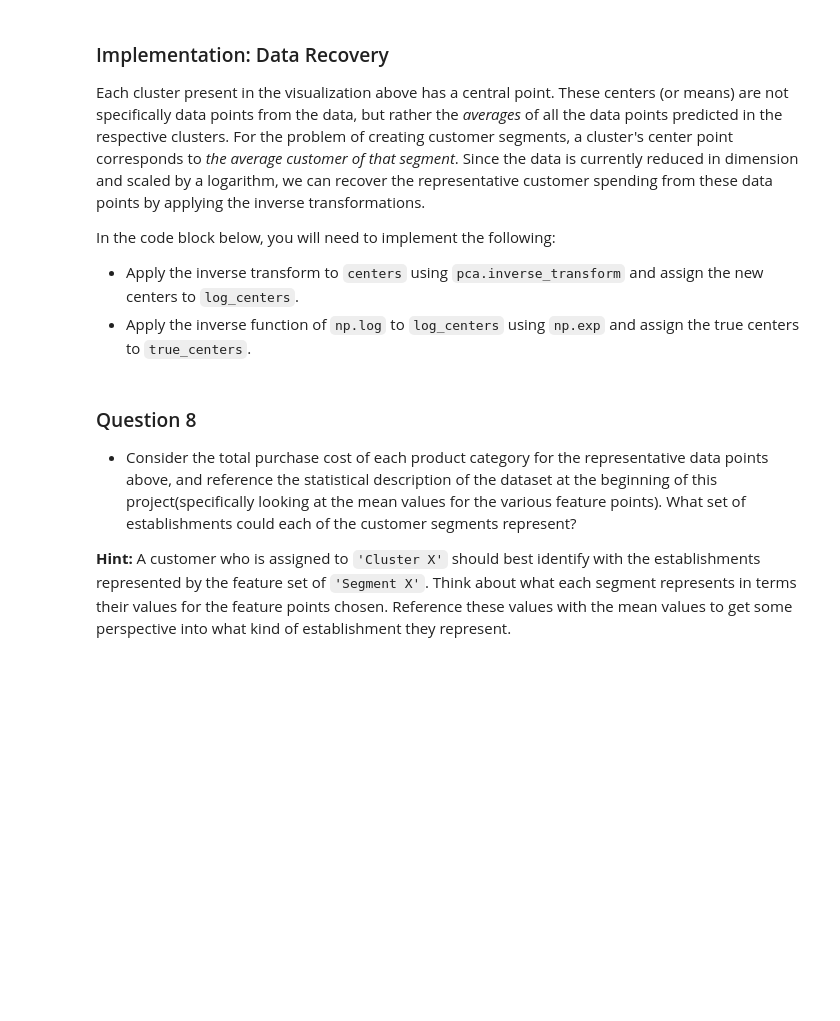
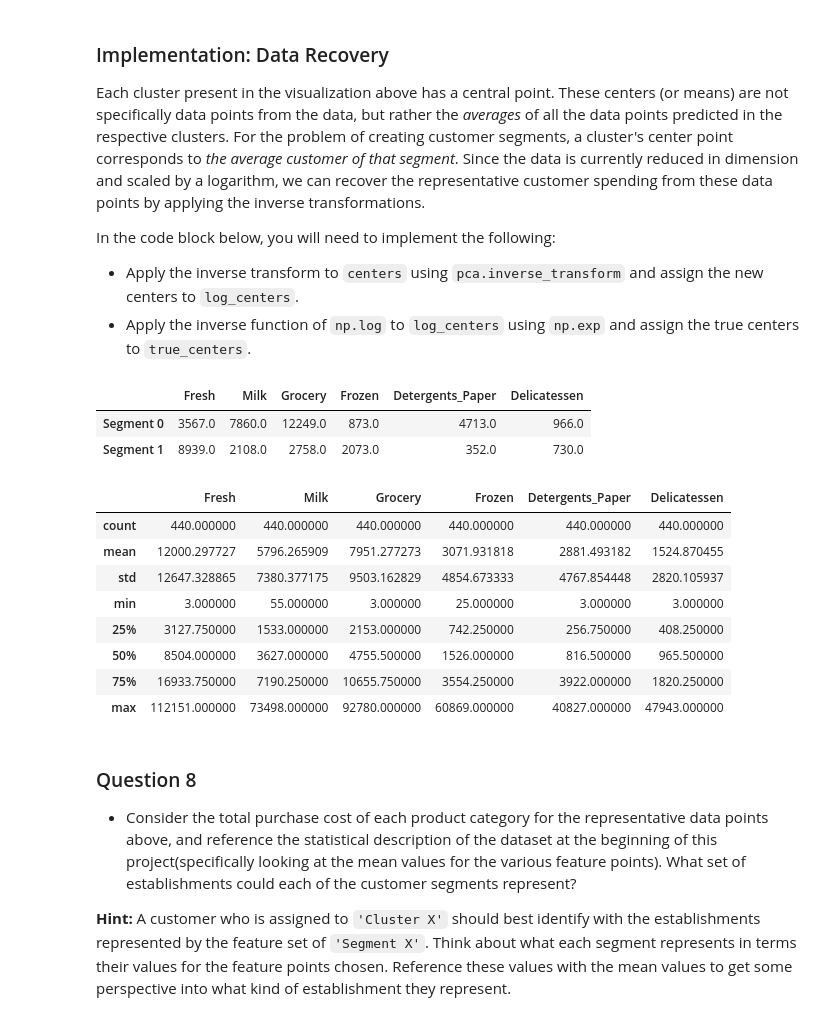
Before and after one commit to dkomlen/machine-learning, a Jupyter notebook: projects/customer_segments/customer_segments.ipynb, the cells around one changed output. Cells and saved outputs as stored; diff of their text form; code cells hidden in the pictures; blank space fills up the shorter version.

Commit message:
[MLND] Project - customer segments - first submission

```diff
--- a/projects/customer_segments/customer_segments.ipynb
+++ b/projects/customer_segments/customer_segments.ipynb
@@ -355,14 +394,17 @@ In the code block below, you will need to implement the following:
  - Apply a PCA transformation of `good_data` using `pca.transform`, and assign the results to `reduced_data`.
  - Apply a PCA transformation of `log_samples` using `pca.transform`, and assign the results to `pca_samples`.
 # %%
+from sklearn.decomposition import PCA
+
 # TODO: Apply PCA by fitting the good data with only two dimensions
-pca = None
+pca = PCA(n_components=2)
+pca_fit = pca.fit(good_data)
 
 # TODO: Transform the good data using the PCA fit above
-reduced_data = None
+reduced_data = pca_fit.transform(good_data)
 
 # TODO: Transform log_samples using the PCA fit above
-pca_samples = None
+pca_samples = pca_fit.transform(log_samples)
 
 # Create a DataFrame for the reduced data
 reduced_data = pd.DataFrame(reduced_data, columns = ['Dimension 1', 'Dimension 2'])
@@ -447,17 +558,32 @@ In the code block below, you will need to implement the following:
  - Apply the inverse transform to `centers` using `pca.inverse_transform` and assign the new centers to `log_centers`.
  - Apply the inverse function of `np.log` to `log_centers` using `np.exp` and assign the true centers to `true_centers`.
 # %%
+
 # TODO: Inverse transform the centers
-log_centers = None
+log_centers = pca.inverse_transform(centers)
 
 # TODO: Exponentiate the centers
-true_centers = None
+true_centers = np.exp(log_centers)
 
 # Display the true centers
 segments = ['Segment {}'.format(i) for i in range(0,len(centers))]
 true_centers = pd.DataFrame(np.round(true_centers), columns = data.keys())
 true_centers.index = segments
 display(true_centers)
+display(data.describe())
+# %% [output]
+|  | Fresh | Milk | Grocery | Frozen | Detergents_Paper | Delicatessen |
+| Segment 0 | 3567.0 | 7860.0 | 12249.0 | 873.0 | 4713.0 | 966.0 |
+| Segment 1 | 8939.0 | 2108.0 | 2758.0 | 2073.0 | 352.0 | 730.0 |
+|  | Fresh | Milk | Grocery | Frozen | Detergents_Paper | Delicatessen |
+| count | 440.000000 | 440.000000 | 440.000000 | 440.000000 | 440.000000 | 440.000000 |
+| mean | 12000.297727 | 5796.265909 | 7951.277273 | 3071.931818 | 2881.493182 | 1524.870455 |
+| std | 12647.328865 | 7380.377175 | 9503.162829 | 4854.673333 | 4767.854448 | 2820.105937 |
+| min | 3.000000 | 55.000000 | 3.000000 | 25.000000 | 3.000000 | 3.000000 |
+| 25% | 3127.750000 | 1533.000000 | 2153.000000 | 742.250000 | 256.750000 | 408.250000 |
+| 50% | 8504.000000 | 3627.000000 | 4755.500000 | 1526.000000 | 816.500000 | 965.500000 |
+| 75% | 16933.750000 | 7190.250000 | 10655.750000 | 3554.250000 | 3922.000000 | 1820.250000 |
+| max | 112151.000000 | 73498.000000 | 92780.000000 | 60869.000000 | 40827.000000 | 47943.000000 |
 # %% [markdown]
 ### Question 8
 
```
Also changed, not shown: parts of 31 cells of this notebook.
